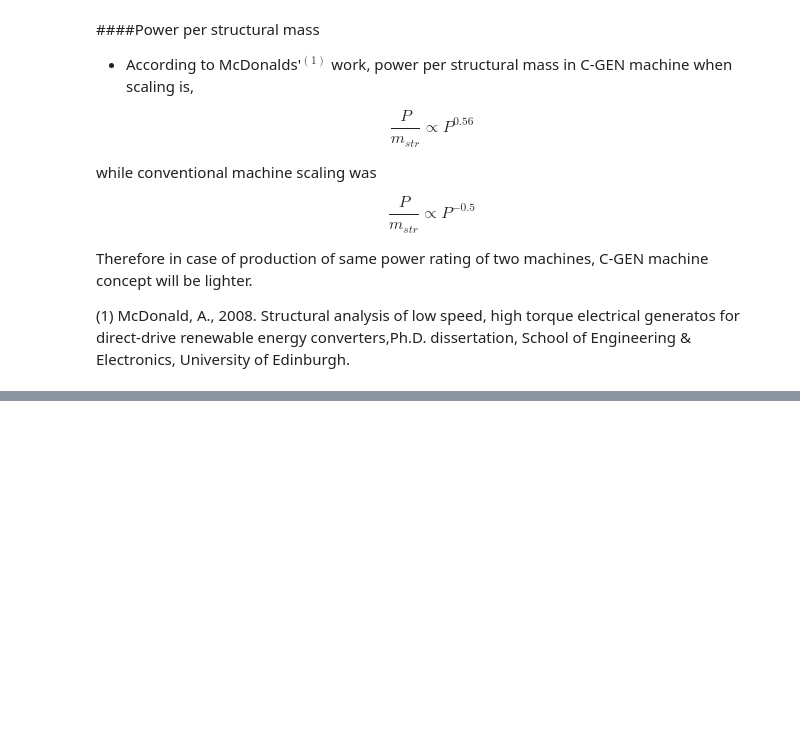
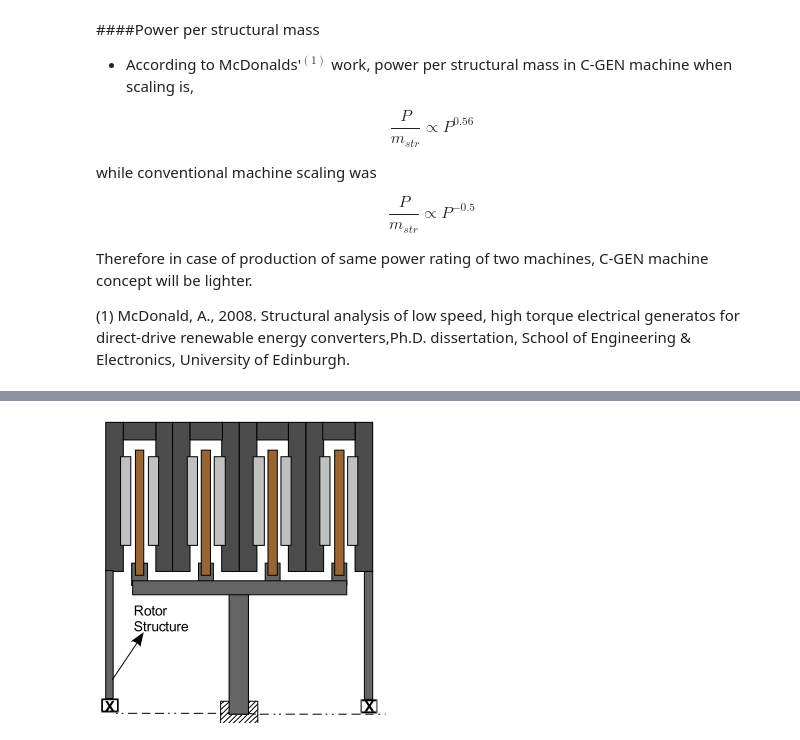
Before and after one commit to aydinbaskaya/MS_Thesis, a Jupyter notebook: Modular Generators/Documents/Direct-drive wind turbines .ipynb, the cells around one changed output, grey strips where cells are left out. Saved outputs shown, nothing was run; the diff lists cells and outputs as text; code cells hidden in the pictures; blank space fills up the shorter version.

```diff
--- a/Modular Generators/Documents/Direct-drive wind turbines .ipynb
+++ b/Modular Generators/Documents/Direct-drive wind turbines .ipynb
@@ -515,0 +552,5 @@ Therefore in case of production of same power rating of two machines, C-GEN mach
+# %%
+from IPython.display import Image
+Image(filename='isaf.png')
+# %% [output]
+[figure, added]
```
Also changed, not shown: parts of 10 cells of this notebook, 1 other file.
